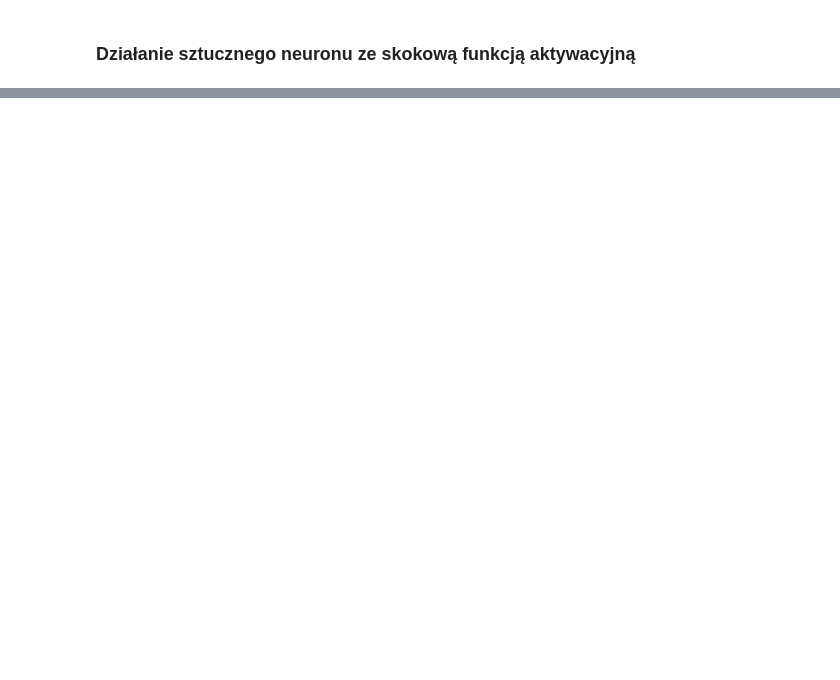
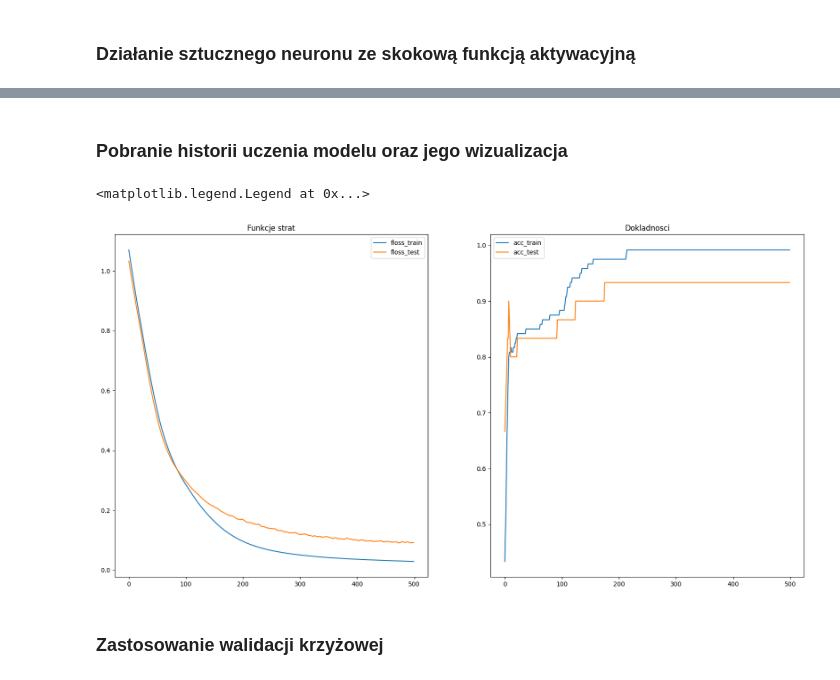
Before and after one commit to PenguinPops/Sem5, a Jupyter notebook: pylab/lab5/z1.ipynb, the cells around one changed output, grey strips where cells are left out. Saved outputs shown, nothing was run; the diff lists cells and outputs as text; code cells hidden in the pictures; blank space fills up the shorter version.

```diff
--- a/pylab/lab5/z1.ipynb
+++ b/pylab/lab5/z1.ipynb
@@ -43,0 +95,8 @@ plt.show()
+# %%
+from sklearn.model_selection import train_test_split
+from sklearn.preprocessing import StandardScaler
+X_train, X_test, y_train, y_test = train_test_split(X, y, test_size=0.2)
+scaler = StandardScaler()
+X_train = scaler.fit_transform(X_train)
+X_test = scaler.transform(X_test)
+model.fit(X_train, y_train, epochs=500, batch_size=32, validation_data=(X_test, y_test), verbose=2)
@@ -43,0 +122,25 @@ plt.show()
+# %% [markdown]
+### Pobranie historii uczenia modelu oraz jego wizualizacja
+# %%
+from matplotlib import pyplot as plt
+import numpy as np
+historia = model.history.history
+floss_train = historia['loss']
+floss_test = historia['val_loss']
+acc_train = historia['accuracy']
+acc_test = historia['val_accuracy']
+fig,ax = plt.subplots(1,2, figsize=(20,10))
+epochs = np.arange(0, 500)
+ax[0].plot(epochs, floss_train, label = 'floss_train')
+ax[0].plot(epochs, floss_test, label = 'floss_test')
+ax[0].set_title('Funkcje strat')
+ax[0].legend()
+ax[1].set_title('Dokladnosci')
+ax[1].plot(epochs, acc_train, label = 'acc_train')
+ax[1].plot(epochs, acc_test, label = 'acc_test')
+ax[1].legend()
+# %% [output]
+<matplotlib.legend.Legend at 0x...>
+[figure, added]
+# %% [markdown]
+### Zastosowanie walidacji krzyżowej
```
Also changed, not shown: parts of 6 cells of this notebook, 6 other files.
